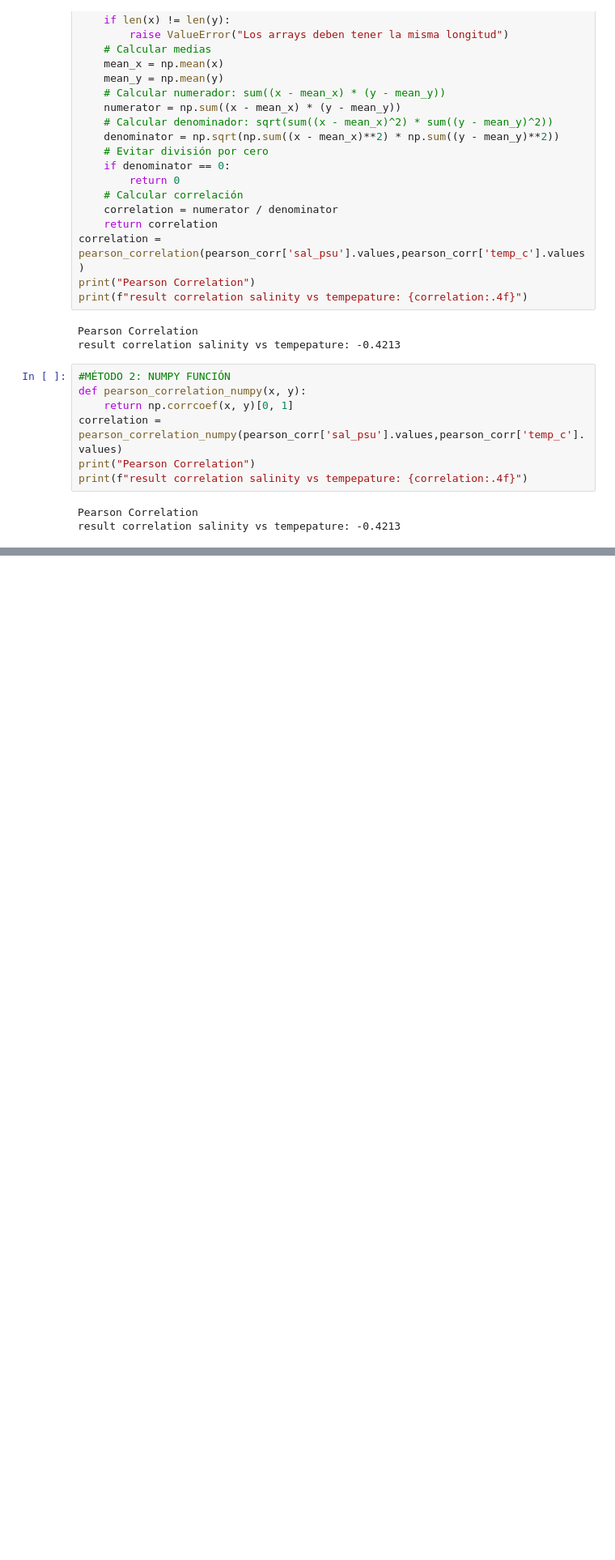
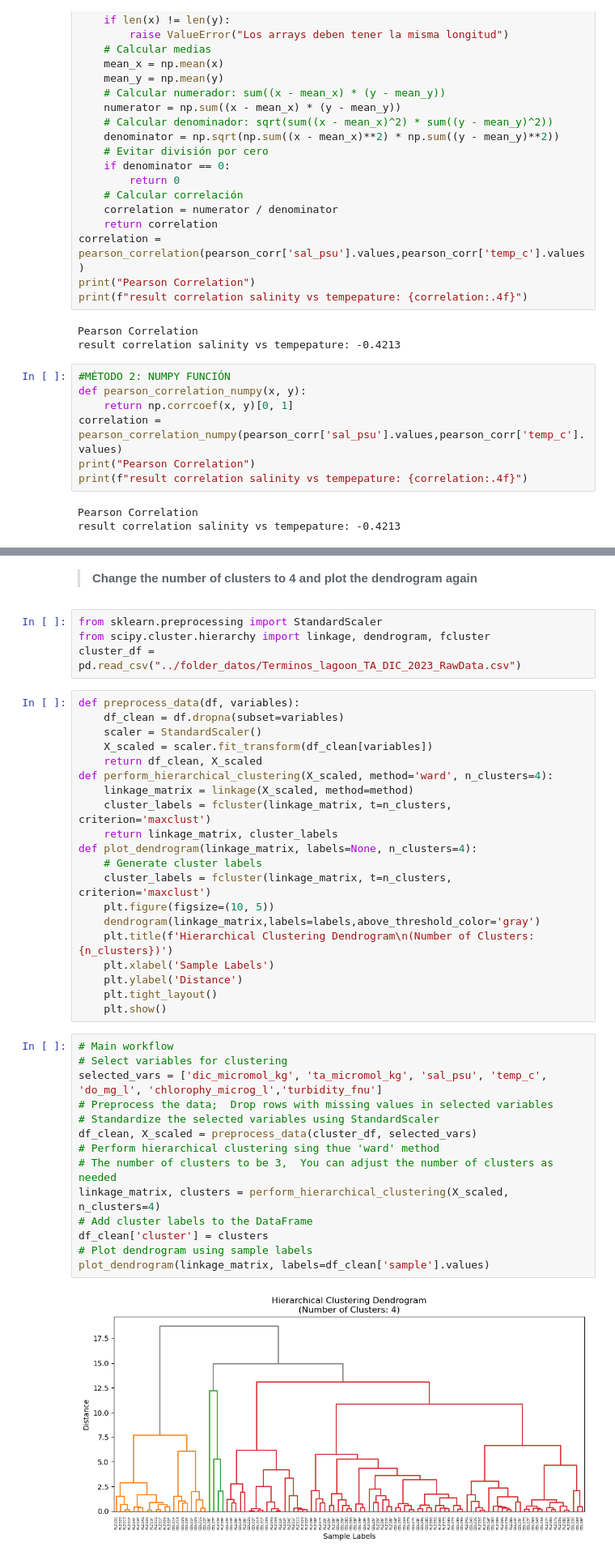
Before and after one commit to omarpiedras/ICMyL-CursoPy, a Jupyter notebook: curso_ejercicios/semana03.ipynb, the cells around one changed output, grey strips where cells are left out. Shown: that part at 81% size. Drawn from its saved outputs; the diff is of its cells as text; blank space fills up the shorter version.

Commit message:
clusters

```diff
--- a/curso_ejercicios/semana03.ipynb
+++ b/curso_ejercicios/semana03.ipynb
@@ -274,0 +277,42 @@ result correlation salinity vs tempepature: -0.4213
+# %% [markdown]
+> **Change the number of clusters to 4 and plot the dendrogram again**
+# %%
+from sklearn.preprocessing import StandardScaler
+from scipy.cluster.hierarchy import linkage, dendrogram, fcluster
+cluster_df = pd.read_csv("../folder_datos/Terminos_lagoon_TA_DIC_2023_RawData.csv")
+# %%
+def preprocess_data(df, variables):
+    df_clean = df.dropna(subset=variables)
+    scaler = StandardScaler()
+    X_scaled = scaler.fit_transform(df_clean[variables])
+    return df_clean, X_scaled
+def perform_hierarchical_clustering(X_scaled, method='ward', n_clusters=4):
+    linkage_matrix = linkage(X_scaled, method=method)
+    cluster_labels = fcluster(linkage_matrix, t=n_clusters, criterion='maxclust')
+    return linkage_matrix, cluster_labels
+def plot_dendrogram(linkage_matrix, labels=None, n_clusters=4):
+    # Generate cluster labels
+    cluster_labels = fcluster(linkage_matrix, t=n_clusters, criterion='maxclust')
+    plt.figure(figsize=(10, 5))
+    dendrogram(linkage_matrix,labels=labels,above_threshold_color='gray')
+    plt.title(f'Hierarchical Clustering Dendrogram\n(Number of Clusters: {n_clusters})')
+    plt.xlabel('Sample Labels')
+    plt.ylabel('Distance')
+    plt.tight_layout()
+    plt.show()
+# %%
+# Main workflow
+# Select variables for clustering
+selected_vars = ['dic_micromol_kg', 'ta_micromol_kg', 'sal_psu', 'temp_c', 'do_mg_l', 'chlorophy_microg_l','turbidity_fnu']
+# Preprocess the data;  Drop rows with missing values in selected variables
+# Standardize the selected variables using StandardScaler
+df_clean, X_scaled = preprocess_data(cluster_df, selected_vars)
+# Perform hierarchical clustering sing thue 'ward' method
+# The number of clusters to be 3,  You can adjust the number of clusters as needed
+linkage_matrix, clusters = perform_hierarchical_clustering(X_scaled, n_clusters=4)
+# Add cluster labels to the DataFrame
+df_clean['cluster'] = clusters
+# Plot dendrogram using sample labels
+plot_dendrogram(linkage_matrix, labels=df_clean['sample'].values)
+# %% [output]
+[figure, added]
```
Also changed, not shown: parts of 8 cells of this notebook, 6 other files.
